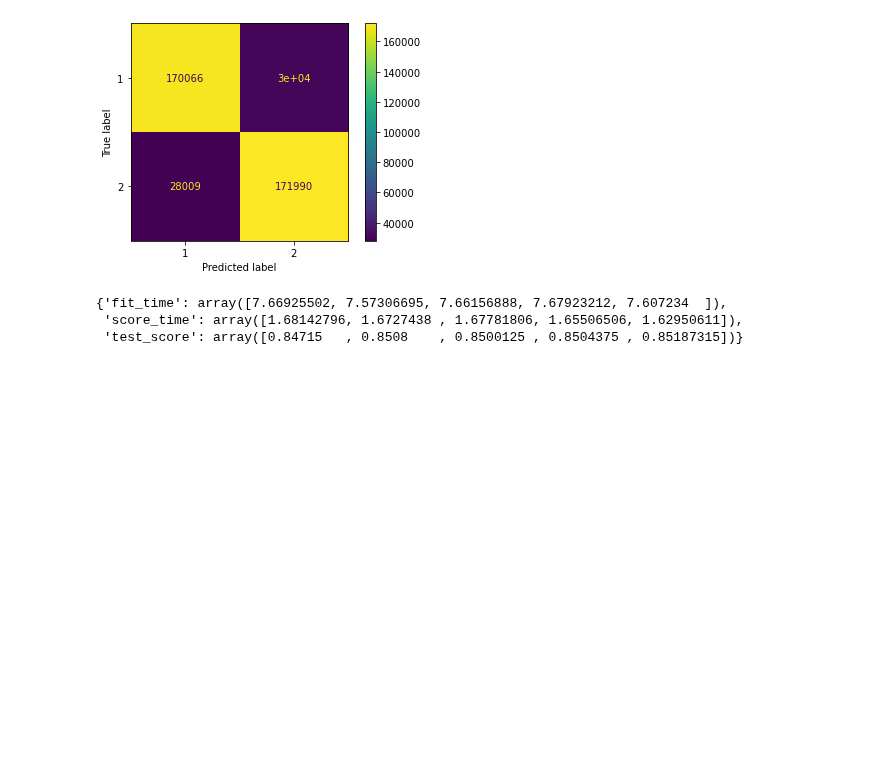
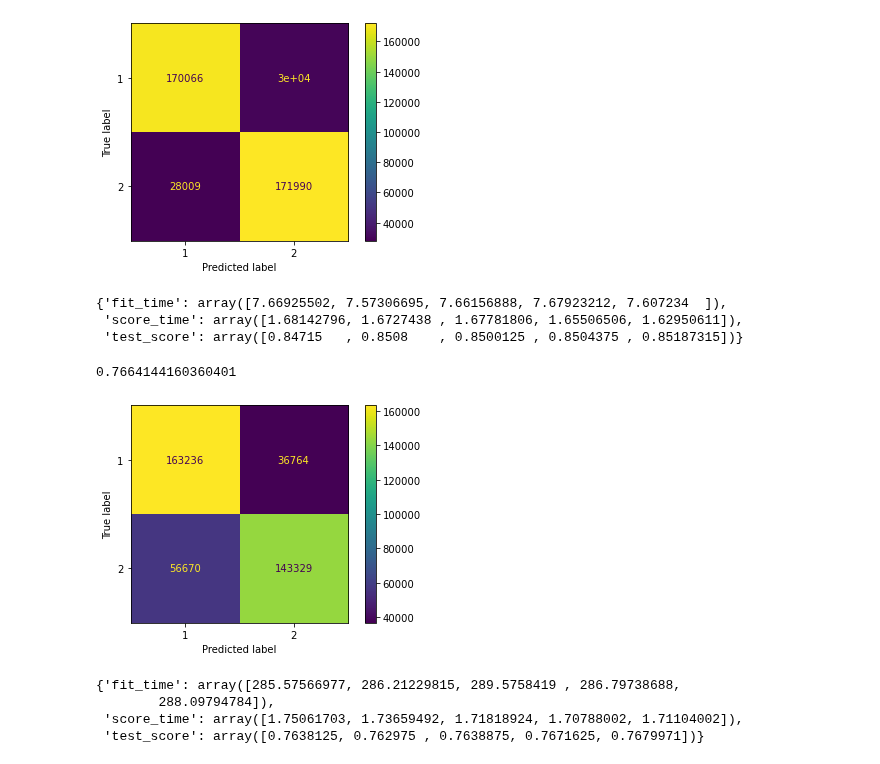
Before and after one commit to ThomasHChapman/classifying_user_reviews, a Jupyter notebook: working_notebooks/modeling_nb.ipynb, the cells around one changed output. Drawn from its saved outputs; the diff is of its cells as text; code cells hidden in the pictures; blank space fills up the shorter version.

```diff
--- a/working_notebooks/modeling_nb.ipynb
+++ b/working_notebooks/modeling_nb.ipynb
@@ -172,3 +146,27 @@ cross_validate(sgdc_pipe, X, y)
 {'fit_time': array([7.66925502, 7.57306695, 7.66156888, 7.67923212, 7.607234  ]),
  'score_time': array([1.68142796, 1.6727438 , 1.67781806, 1.65506506, 1.62950611]),
  'test_score': array([0.84715   , 0.8508    , 0.8500125 , 0.8504375 , 0.85187315])}
+# %%
+# Instantiate the gradient boosting classifier pipeline
+gbc_pipe = ImPipeline(steps=[
+                                 ('vect', TfidfVectorizer(max_features=max_features)),
+                                 ('gbc',  GradientBoostingClassifier())
+                                ]
+)
+
+#Fit SGDC pipe on the training data, get predictions and plot confusion matrix
+gbc_pipe.fit(X, y)
+gbc_yhat = gbc_pipe.predict(X)
+plot_confusion_matrix(gbc_pipe, X, y);
+print(accuracy_score(y, gbc_yhat))
+# %% [output]
+0.7664144160360401
+[figure, added]
+# %%
+# Obtained cross-validated accuracy score
+cross_validate(gbc_pipe, X, y)
+# %% [output]
+{'fit_time': array([285.57566977, 286.21229815, 289.5758419 , 286.79738688,
+        288.09794784]),
+ 'score_time': array([1.75061703, 1.73659492, 1.71818924, 1.70788002, 1.71104002]),
+ 'test_score': array([0.7638125, 0.762975 , 0.7638875, 0.7671625, 0.7679971])}
```
Also changed, not shown: parts of 3 cells of this notebook.
